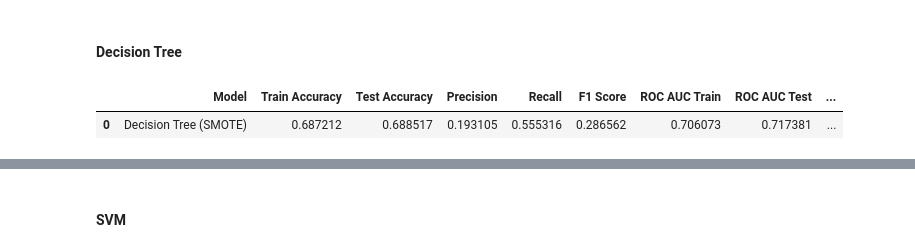
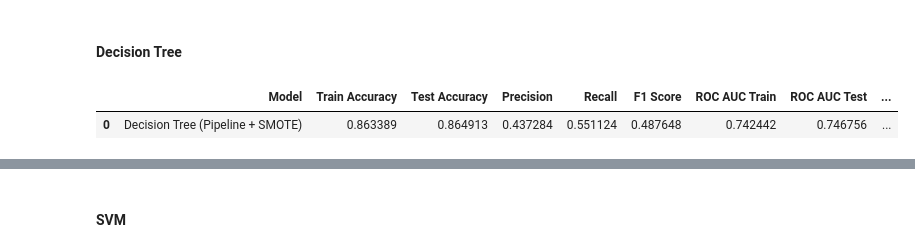
Before and after one commit to salorozco/machine-learning-and-artificial-intelligence, a Jupyter notebook: bank/prompt_III.ipynb, the cells around one changed output, grey strips where cells are left out. Saved outputs shown, nothing was run; the diff lists cells and outputs as text; code cells hidden in the pictures.

```diff
--- a/bank/prompt_III.ipynb
+++ b/bank/prompt_III.ipynb
@@ -46,5 +82,6 @@ warnings.filterwarnings("ignore", category=FutureWarning)
 # %%
 df = pd.read_csv('data/bank-additional-full.csv', sep = ';')
+pd.set_option('display.max_colwidth', None)
 # %%
 df.head()
 # %% [output]
@@ -272,2 +849,0 @@ Now that you understand your business objective, we will build a basic model to
-# %%
-df.drop(columns=['duration','default','campaign','pdays','previous','poutcome','emp.var.rate','cons.price.idx','cons.conf.idx','euribor3m','nr.employed'],axis=1,inplace=True)
@@ -572,40 +1130,40 @@ knn_metrics_df
 # %% [markdown]
 #### Decision Tree ####
 # %%
-# Start timer
+# Define Decision Tree pipeline (no tuning)
+decision_tree_pipeline = Pipeline(steps=[
+    ('preprocessing', preprocessor),
+    ('smote', SMOTE(random_state=42)),
+    ('classifier', DecisionTreeClassifier(max_depth=5, random_state=42))
+])
+
+# Train the model
 start_time = time.time()
+decision_tree_pipeline.fit(X_train, y_train)
+dt_pipe_training_time = time.time() - start_time
 
-# Build model
-tree_model = DecisionTreeClassifier(max_depth=5, random_state=42)
+# Predictions
+y_train_pred_dt_pipe = decision_tree_pipeline.predict(X_train)
+y_test_pred_dt_pipe = decision_tree_pipeline.predict(X_test)
+y_train_proba_dt_pipe = decision_tree_pipeline.predict_proba(X_train)[:, 1]
+y_test_proba_dt_pipe = decision_tree_pipeline.predict_proba(X_test)[:, 1]
 
-# Fit model on balanced, preprocessed training data
-tree_model.fit(X_train_balanced, y_train_balanced)
-
-# End timer
-training_time = time.time() - start_time
-
-# Predict on original (unbalanced) preprocessed sets
-y_train_pred_tree = tree_model.predict(X_train_processed)
-y_pred_tree = tree_model.predict(X_test_processed)
-y_train_proba_tree = tree_model.predict_proba(X_train_processed)[:, 1]
-y_proba_tree = tree_model.predict_proba(X_test_processed)[:, 1]
-
-# Evaluation
-tree_metrics = {
-    "Model": "Decision Tree (SMOTE)",
-    "Train Accuracy": accuracy_score(y_train, y_train_pred_tree),
-    "Test Accuracy": accuracy_score(y_test, y_pred_tree),
-    "Precision": precision_score(y_test, y_pred_tree),
-    "Recall": recall_score(y_test, y_pred_tree),
-    "F1 Score": f1_score(y_test, y_pred_tree),
-    "ROC AUC Train": roc_auc_score(y_train, y_train_proba_tree),
-    "ROC AUC Test": roc_auc_score(y_test, y_proba_tree),
-    "Training Time (s)": round(training_time, 4)
+# Evaluation metrics
+decision_tree_metrics = {
+    "Model": "Decision Tree (Pipeline + SMOTE)",
+    "Train Accuracy": accuracy_score(y_train, y_train_pred_dt_pipe),
+    "Test Accuracy": accuracy_score(y_test, y_test_pred_dt_pipe),
+    "Precision": precision_score(y_test, y_test_pred_dt_pipe),
+    "Recall": recall_score(y_test, y_test_pred_dt_pipe),
+    "F1 Score": f1_score(y_test, y_test_pred_dt_pipe),
+    "ROC AUC Train": roc_auc_score(y_train, y_train_proba_dt_pipe),
+    "ROC AUC Test": roc_auc_score(y_test, y_test_proba_dt_pipe),
+    "Training Time (s)": round(dt_pipe_training_time, 4)
 }
 
-# Convert to DataFrame
-tree_metrics_df = pd.DataFrame([tree_metrics])
-tree_metrics_df
+# 📈 Convert to DataFrame
+decision_tree_metrics_df = pd.DataFrame([decision_tree_metrics])
+decision_tree_metrics_df
 # %% [output]
 |  | Model | Train Accuracy | Test Accuracy | Precision | Recall | F1 Score | ROC AUC Train | ROC AUC Test | ... |
-| 0 | Decision Tree (SMOTE) | 0.687212 | 0.688517 | 0.193105 | 0.555316 | 0.286562 | 0.706073 | 0.717381 | ... |
+| 0 | Decision Tree (Pipeline + SMOTE) | 0.863389 | 0.864913 | 0.437284 | 0.551124 | 0.487648 | 0.742442 | 0.746756 | ... |
```
Also changed, not shown: parts of 144 cells of this notebook.
